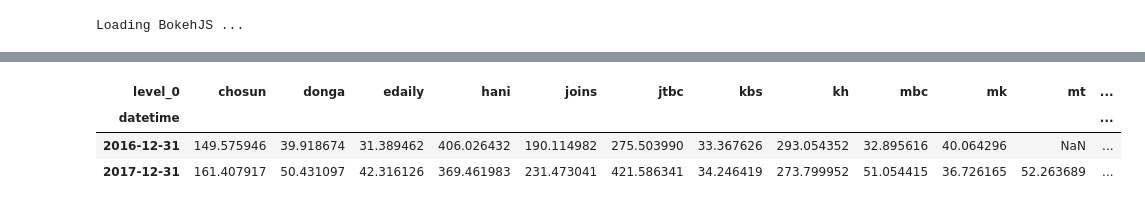
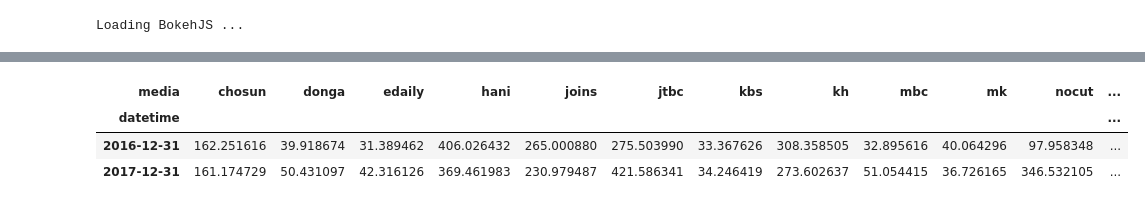
Before and after one commit to theoseo/newsmine, a Jupyter notebook: src/Facebook 1617 using graph api.ipynb, the cells around one changed output, grey strips where cells are left out. Saved outputs shown, nothing was run; the diff lists cells and outputs as text; code cells hidden in the pictures.

```diff
--- a/src/Facebook 1617 using graph api.ipynb
+++ b/src/Facebook 1617 using graph api.ipynb
@@ -62,0 +63,2 @@ len(df)
+# %%
+df=df.rename({'level_0':'media'}, axis=1)
@@ -123,3 +110,5 @@ mbc          21402
 newsis        9494
 sedaily        689
 Name: org_url, dtype: int64
+# %%
+df=df[~df.media.isin(['mt','newsis', 'sedaily'])]
@@ -200,11 +187,11 @@ show(pie_chart)
 # %% [output]
 [interactive output not drawn]
 # %%
-media_mean_by_year = df.groupby([pd.Grouper(key='datetime', freq='Y'),'level_0'])['total'].mean()
+media_mean_by_year = df.groupby([pd.Grouper(key='datetime', freq='Y'),'media'])['total'].mean()
 media_mean_by_year.unstack(level=-1)
 # %% [output]
-| level_0 | chosun | donga | edaily | hani | joins | jtbc | kbs | kh | mbc | mk | mt | ... |
+| media | chosun | donga | edaily | hani | joins | jtbc | kbs | kh | mbc | mk | nocut | ... |
 | datetime |  |  |  |  |  |  |  |  |  |  |  | ... |
-| 2016-12-31 | 149.575946 | 39.918674 | 31.389462 | 406.026432 | 190.114982 | 275.503990 | 33.367626 | 293.054352 | 32.895616 | 40.064296 | NaN | ... |
-| 2017-12-31 | 161.407917 | 50.431097 | 42.316126 | 369.461983 | 231.473041 | 421.586341 | 34.246419 | 273.799952 | 51.054415 | 36.726165 | 52.263689 | ... |
+| 2016-12-31 | 162.251616 | 39.918674 | 31.389462 | 406.026432 | 265.000880 | 275.503990 | 33.367626 | 308.358505 | 32.895616 | 40.064296 | 97.958348 | ... |
+| 2017-12-31 | 161.174729 | 50.431097 | 42.316126 | 369.461983 | 230.979487 | 421.586341 | 34.246419 | 273.602637 | 51.054415 | 36.726165 | 346.532105 | ... |
 # %%
```
Also changed, not shown: parts of 20 cells of this notebook.
